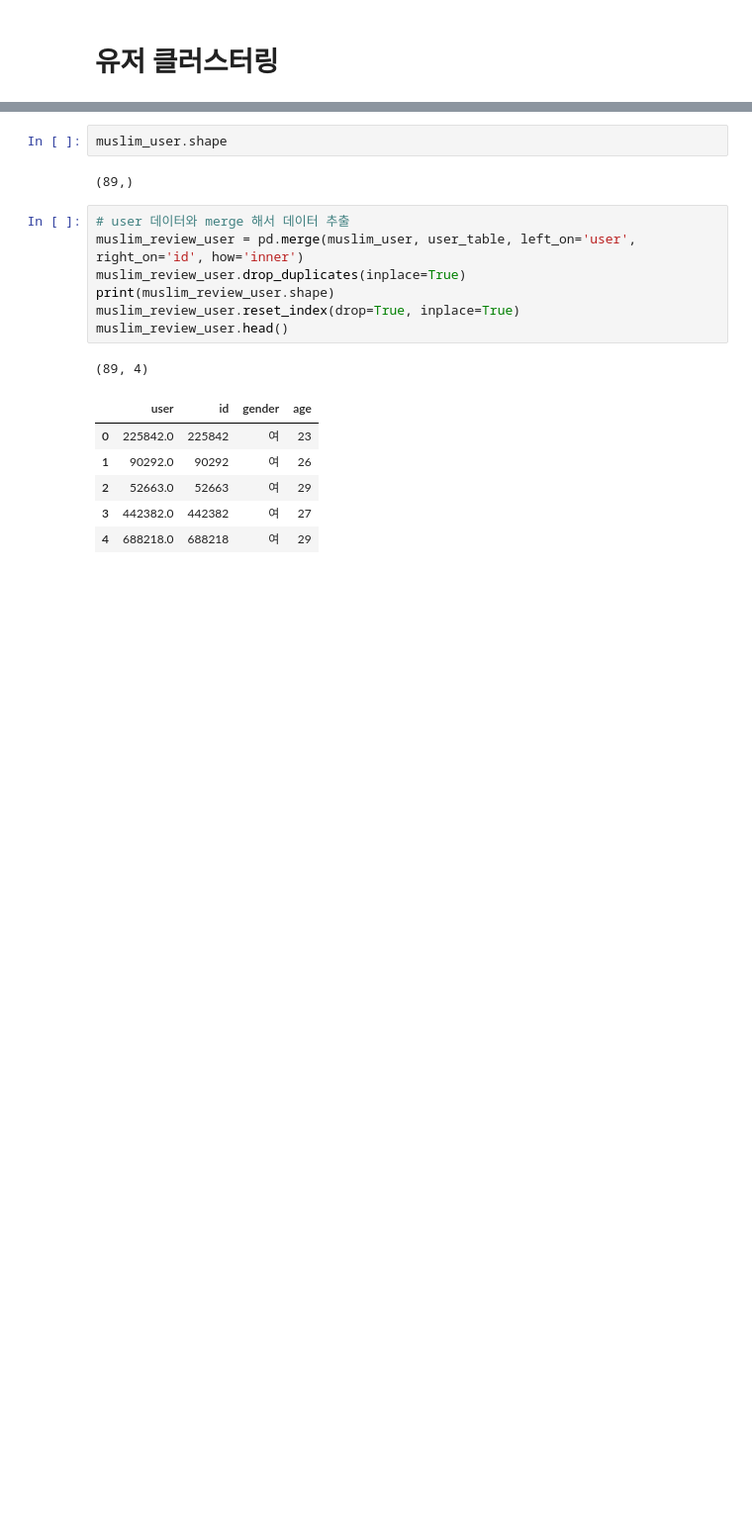
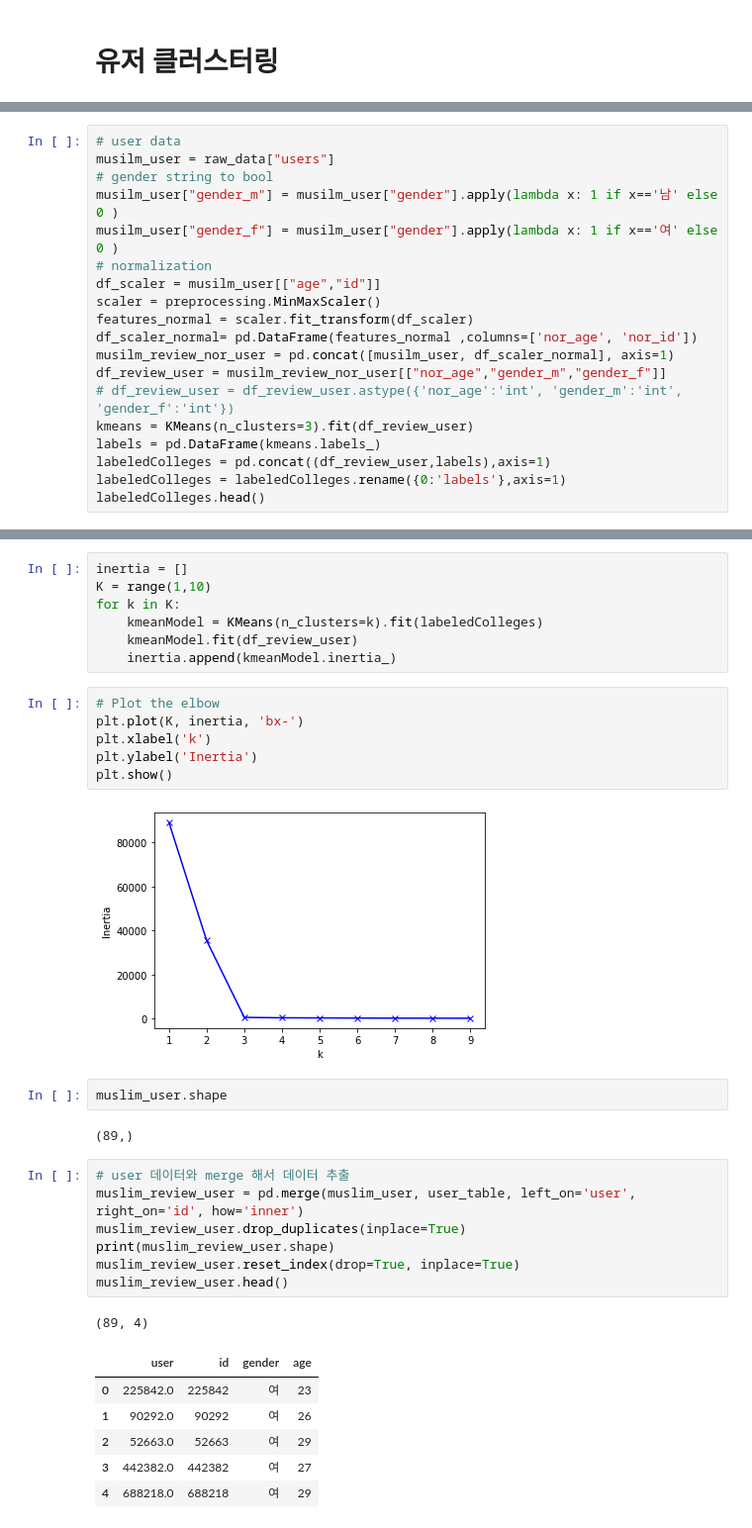
Before and after one commit to laugh4mile/HalalTimes, a Jupyter notebook: recommendation/recommendation_SVD_UserClustering_주정훈.ipynb, the cells around one changed output, grey strips where cells are left out. Shown at 99% size. Saved outputs shown, nothing was run; the diff lists cells and outputs as text; blank space fills up the shorter version.

Commit message:
chore: recommendation_SVD_UserClustering_주정훈.ipynb Former-commit-id: 591aa2a87678f43f94f72b54f9f51e0a006e5342

```diff
--- a/recommendation/recommendation_SVD_UserClustering_주정훈.ipynb
+++ b/recommendation/recommendation_SVD_UserClustering_주정훈.ipynb
@@ -749,0 +894,19 @@ muslim_user.dropna(inplace=True)
+# %%
+# user data
+musilm_user = raw_data["users"]
+# gender string to bool
+musilm_user["gender_m"] = musilm_user["gender"].apply(lambda x: 1 if x=='남' else 0 )
+musilm_user["gender_f"] = musilm_user["gender"].apply(lambda x: 1 if x=='여' else 0 )
+# normalization
+df_scaler = musilm_user[["age","id"]]
+scaler = preprocessing.MinMaxScaler()
+features_normal = scaler.fit_transform(df_scaler)
+df_scaler_normal= pd.DataFrame(features_normal ,columns=['nor_age', 'nor_id'])
+musilm_review_nor_user = pd.concat([musilm_user, df_scaler_normal], axis=1)
+df_review_user = musilm_review_nor_user[["nor_age","gender_m","gender_f"]]
+# df_review_user = df_review_user.astype({'nor_age':'int', 'gender_m':'int', 'gender_f':'int'})
+kmeans = KMeans(n_clusters=3).fit(df_review_user)
+labels = pd.DataFrame(kmeans.labels_)
+labeledColleges = pd.concat((df_review_user,labels),axis=1)
+labeledColleges = labeledColleges.rename({0:'labels'},axis=1)
+labeledColleges.head()
@@ -750,3 +936,18 @@ muslim_user.dropna(inplace=True)
+# %%
+inertia = []
+K = range(1,10)
+for k in K:
+    kmeanModel = KMeans(n_clusters=k).fit(labeledColleges)
+    kmeanModel.fit(df_review_user)
+    inertia.append(kmeanModel.inertia_)
+# %%
+# Plot the elbow
+plt.plot(K, inertia, 'bx-')
+plt.xlabel('k')
+plt.ylabel('Inertia')
+plt.show()
+# %% [output]
+[figure, added]
 # %%
 muslim_user.shape
 # %% [output]
```
Also changed, not shown: parts of 26 cells of this notebook.
